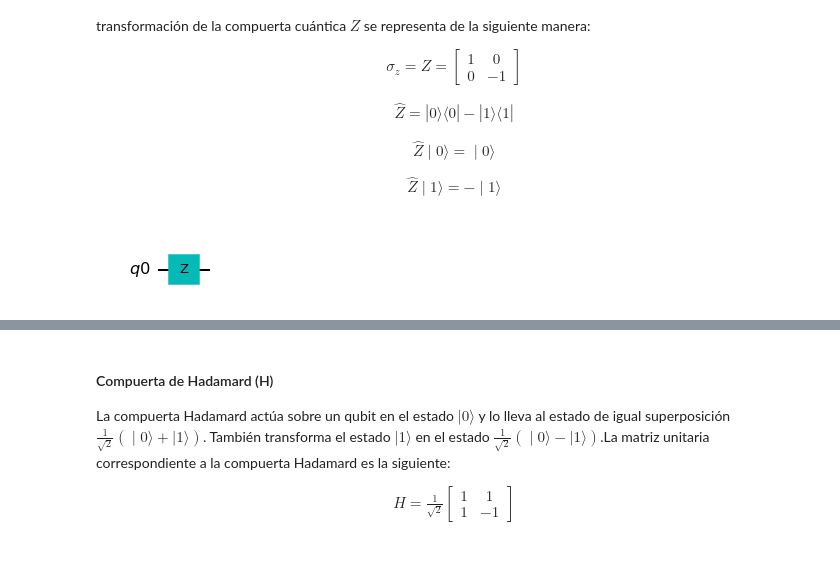
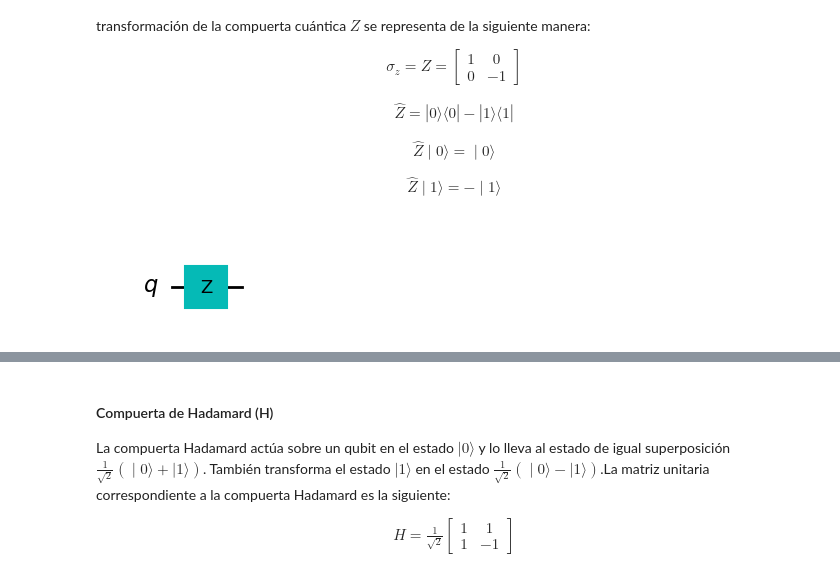
Before and after one commit to TACQuantum/SCIence---Ciencia-y-tecnolog-as-del-futuro-2024-UG-DCI, a Jupyter notebook: tallerDCSIence.ipynb, the cells around one changed output, grey strips where cells are left out. Drawn from its saved outputs; the diff is of its cells as text; code cells hidden in the pictures.

```diff
--- a/tallerDCSIence.ipynb
+++ b/tallerDCSIence.ipynb
@@ -121,10 +129,11 @@ La compuerta cuántica Z deja el estado $∣0\rangle$ sin cambios, mientras que
 \hat{Z}∣1\rangle=-∣1\rangle
 \end{align*}
 # %%
+circuit = QuantumCircuit(1)
 circuit.z(0)
 circuit.draw('mpl')
 # %% [output]
-[figure, old version]
+[figure, new version]
 # %%
 plot_bloch_multivector(circuit)
 # %% [output]
```
Also changed, not shown: parts of 37 cells of this notebook.
